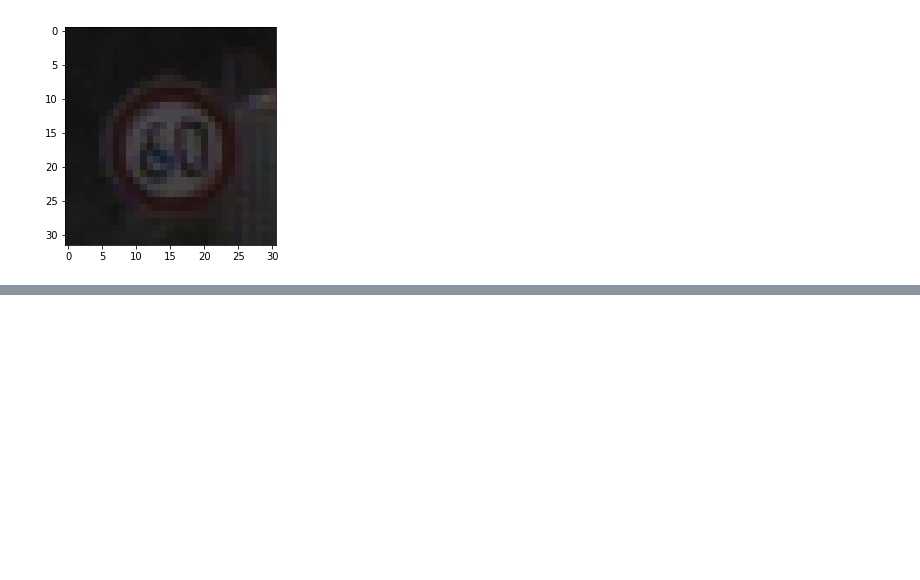
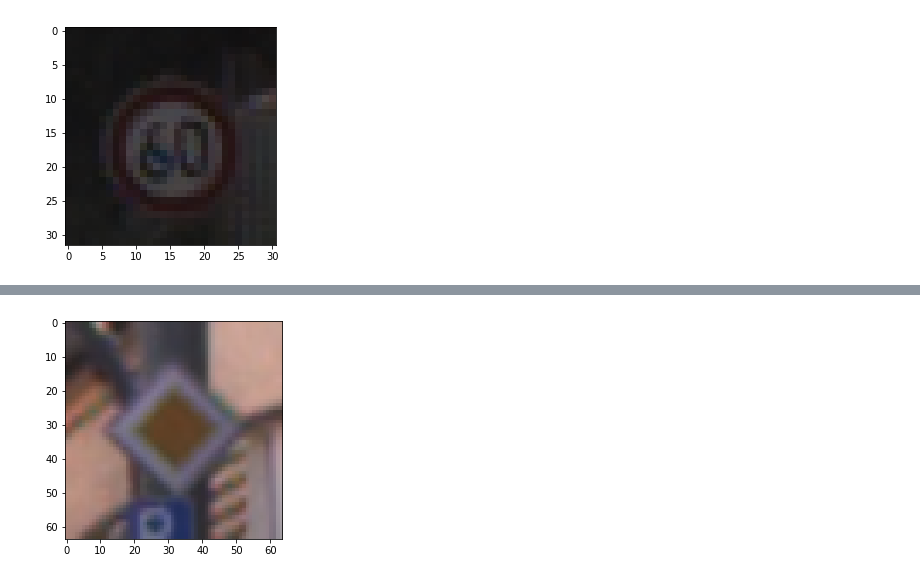
Before and after one commit to shizenglin/ICT2019-Damaging-Traffic-Signs-Detection, a Jupyter notebook: codes/notebooks/data_augmentation.ipynb, the cells around one changed output, grey strips where cells are left out. Saved outputs shown, nothing was run; the diff lists cells and outputs as text; code cells hidden in the pictures; blank space fills up the shorter version.

```diff
--- a/codes/notebooks/data_augmentation.ipynb
+++ b/codes/notebooks/data_augmentation.ipynb
@@ -260,0 +386,22 @@ for _ in range(10):
+# %%
+import sys
+sys.path.append('../..')
+import datasets.datasets as datasets
+from torchvision import transforms
+
+
+data = datasets.GTSRB_Damaged('../../datasets/GTSRB_data/Final_Training/images')
+train_dataset, test_dataset = datasets.split_ImageFolder(data)
+
+train_dataset.transform = transforms.Compose([
+    AddGraffiti(),
+    transforms.Resize(64),
+#     transforms.ToTensor()
+])
+
+# test_dataset.transform = transforms.Compose([
+#     add_graffiti
+#     transforms.Resize(64),
+#     transforms.CenterCrop(64),
+#     transforms.ToTensor()
+# ])
@@ -260,0 +424,4 @@ for _ in range(10):
+# %%
+plot_image(train_dataset[np.random.randint(0, len(train_dataset))][0])
+# %% [output]
+[figure, added]
```
Also changed, not shown: parts of 12 cells of this notebook, 2 other files.
